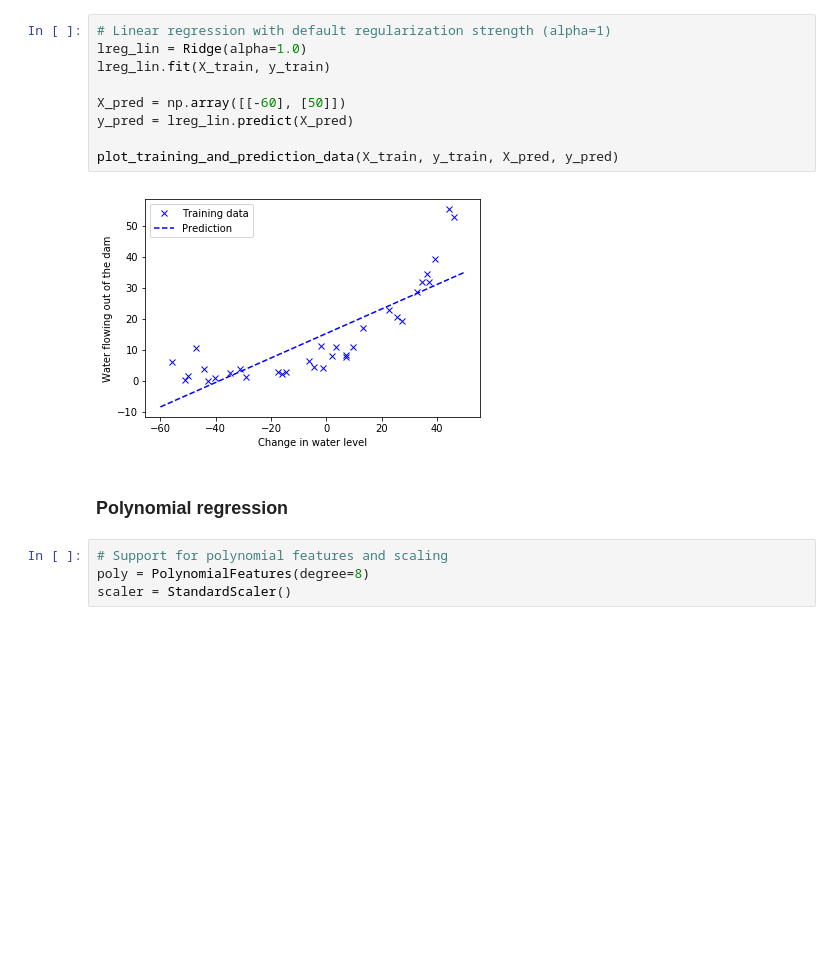
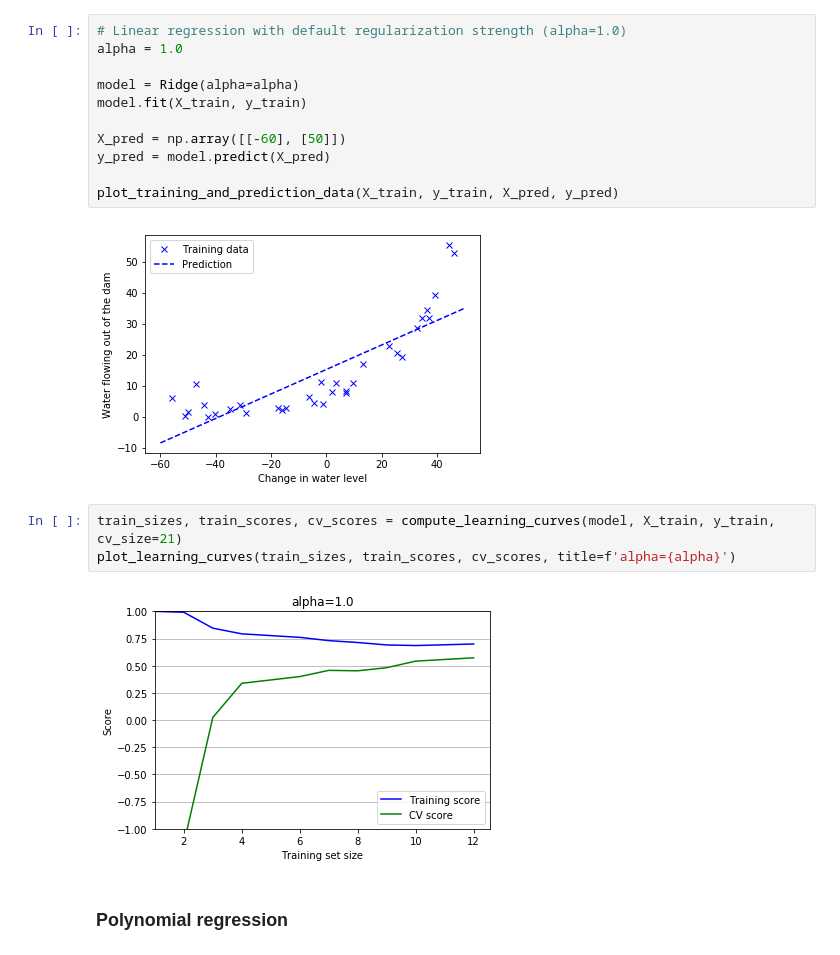
Before and after one commit to krasserm/machine-learning-notebooks, a Jupyter notebook: ml-ex5.ipynb, the cells around one changed output. Drawn from its saved outputs; the diff is of its cells as text; blank space fills up the shorter version.

```diff
--- a/ml-ex5.ipynb
+++ b/ml-ex5.ipynb
@@ -67,19 +114,22 @@ def plot_training_and_prediction_data(X_train, y_train, X_pred, y_pred, title=''
 # %% [markdown]
 ### Linear Regression
 # %%
-# Linear regression with default regularization strength (alpha=1)
-lreg_lin = Ridge(alpha=1.0)
-lreg_lin.fit(X_train, y_train)
+# Linear regression with default regularization strength (alpha=1.0)
+alpha = 1.0
+
+model = Ridge(alpha=alpha)
+model.fit(X_train, y_train)
 
 X_pred = np.array([[-60], [50]])
-y_pred = lreg_lin.predict(X_pred)
+y_pred = model.predict(X_pred)
 
 plot_training_and_prediction_data(X_train, y_train, X_pred, y_pred)
 # %% [output]
 [figure]
+# %%
+train_sizes, train_scores, cv_scores = compute_learning_curves(model, X_train, y_train, cv_size=21)
+plot_learning_curves(train_sizes, train_scores, cv_scores, title=f'alpha={alpha}')
+# %% [output]
+[figure, added]
 # %% [markdown]
 ### Polynomial regression
-# %%
-# Support for polynomial features and scaling
-poly = PolynomialFeatures(degree=8)
-scaler = StandardScaler()
```
Also changed, not shown: parts of 35 cells of this notebook.
